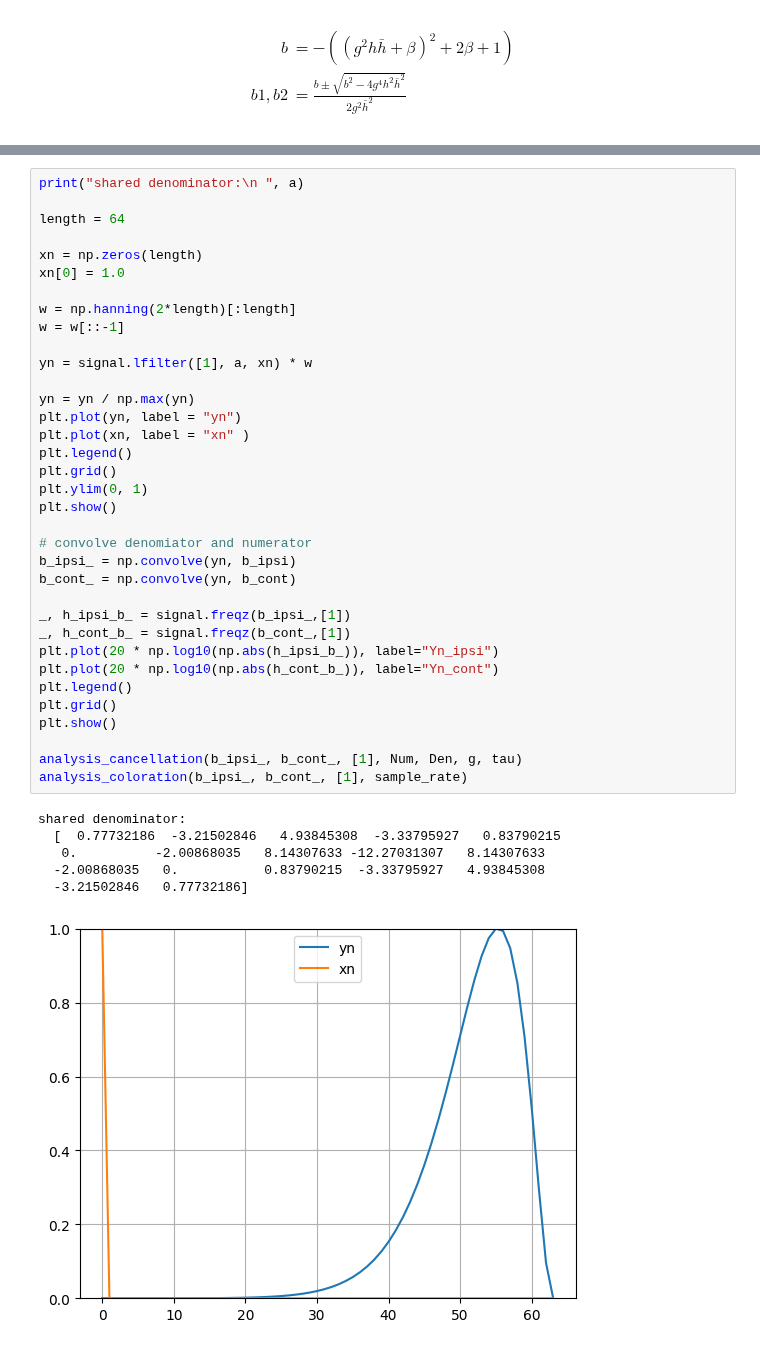
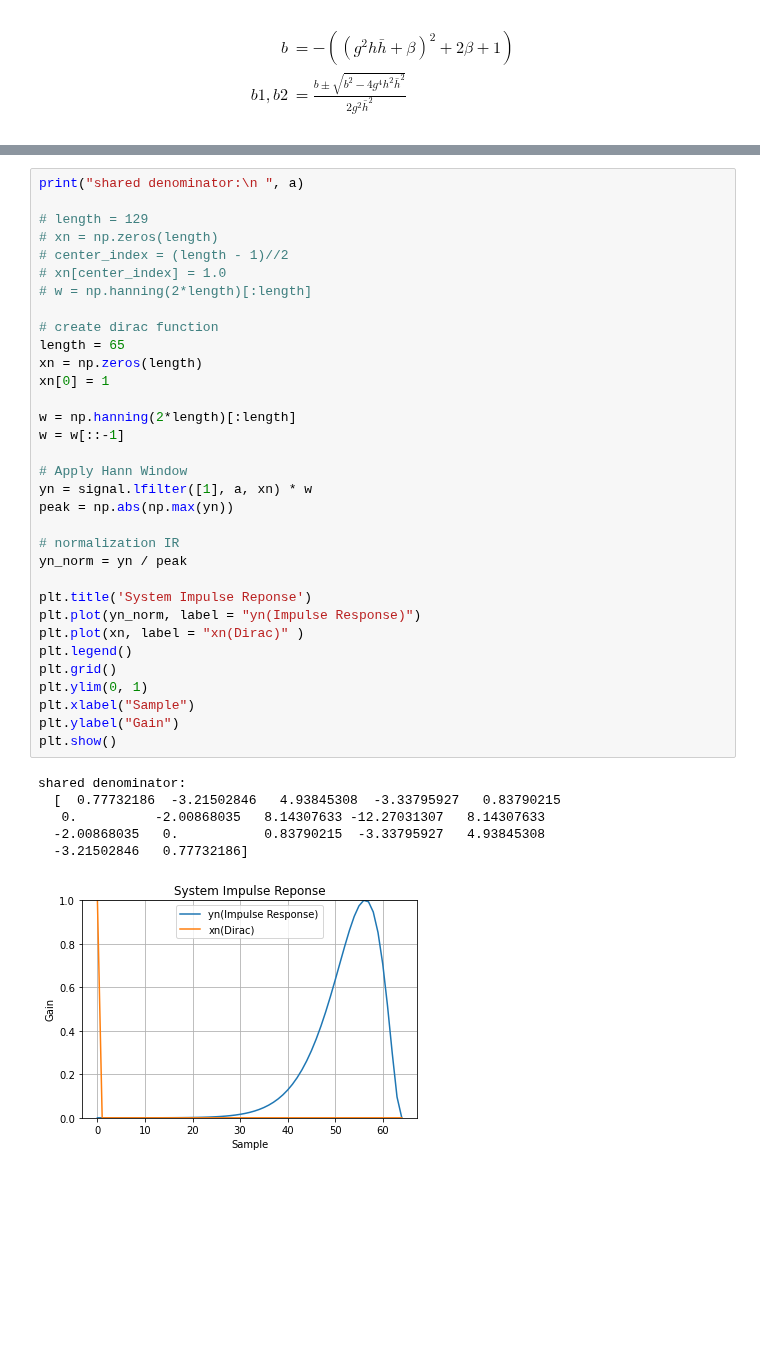
Before and after one commit to kweiwen/pitki, a Jupyter notebook: hrtf/IIR Implementation.ipynb, the cells around one changed output, grey strips where cells are left out. Cells and saved outputs as stored; diff of their text form; blank space fills up the shorter version.

```diff
--- a/hrtf/IIR Implementation.ipynb
+++ b/hrtf/IIR Implementation.ipynb
@@ -553,42 +553,40 @@ plt.show()
 # %%
 print("shared denominator:\n ", a)
 
-length = 64
+# length = 129
+# xn = np.zeros(length)
+# center_index = (length - 1)//2
+# xn[center_index] = 1.0
+# w = np.hanning(2*length)[:length]
 
+# create dirac function
+length = 65
 xn = np.zeros(length)
-xn[0] = 1.0
+xn[0] = 1
 
 w = np.hanning(2*length)[:length]
 w = w[::-1]
 
+# Apply Hann Window
 yn = signal.lfilter([1], a, xn) * w
+peak = np.abs(np.max(yn))
 
-yn = yn / np.max(yn)
-plt.plot(yn, label = "yn")
-plt.plot(xn, label = "xn" )
+# normalization IR
+yn_norm = yn / peak
+
+plt.title('System Impulse Reponse')
+plt.plot(yn_norm, label = "yn(Impulse Response)")
+plt.plot(xn, label = "xn(Dirac)" )
 plt.legend()
 plt.grid()
 plt.ylim(0, 1)
+plt.xlabel("Sample")
+plt.ylabel("Gain")
 plt.show()
-
-# convolve denomiator and numerator
-b_ipsi_ = np.convolve(yn, b_ipsi)
-b_cont_ = np.convolve(yn, b_cont)
-
-_, h_ipsi_b_ = signal.freqz(b_ipsi_,[1])
-_, h_cont_b_ = signal.freqz(b_cont_,[1])
-plt.plot(20 * np.log10(np.abs(h_ipsi_b_)), label="Yn_ipsi")
-plt.plot(20 * np.log10(np.abs(h_cont_b_)), label="Yn_cont")
-plt.legend()
-plt.grid()
-plt.show()
-
-analysis_cancellation(b_ipsi_, b_cont_, [1], Num, Den, g, tau)
-analysis_coloration(b_ipsi_, b_cont_, [1], sample_rate)
 # %% [output]
 shared denominator:
   [  0.77732186  -3.21502846   4.93845308  -3.33795927   0.83790215
    0.          -2.00868035   8.14307633 -12.27031307   8.14307633
   -2.00868035   0.           0.83790215  -3.33795927   4.93845308
   -3.21502846   0.77732186]
-[figure, old version]
+[figure, new version]
```
Also changed, not shown: parts of 6 cells of this notebook.
